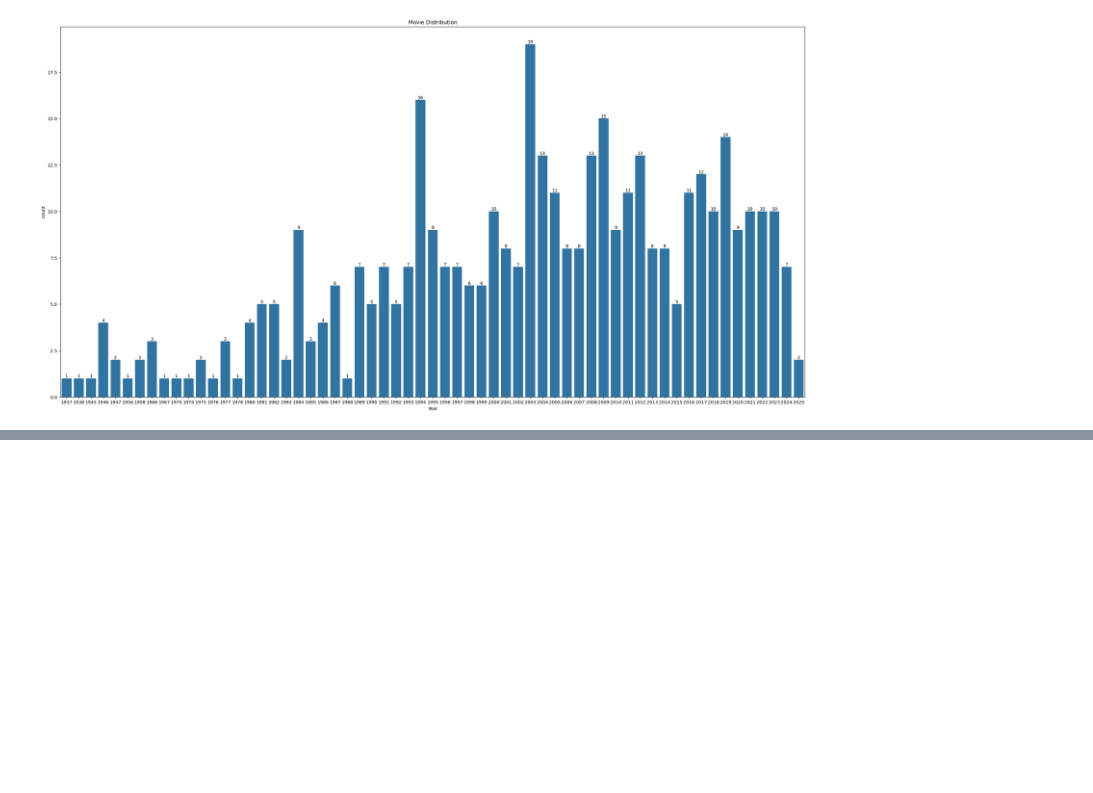
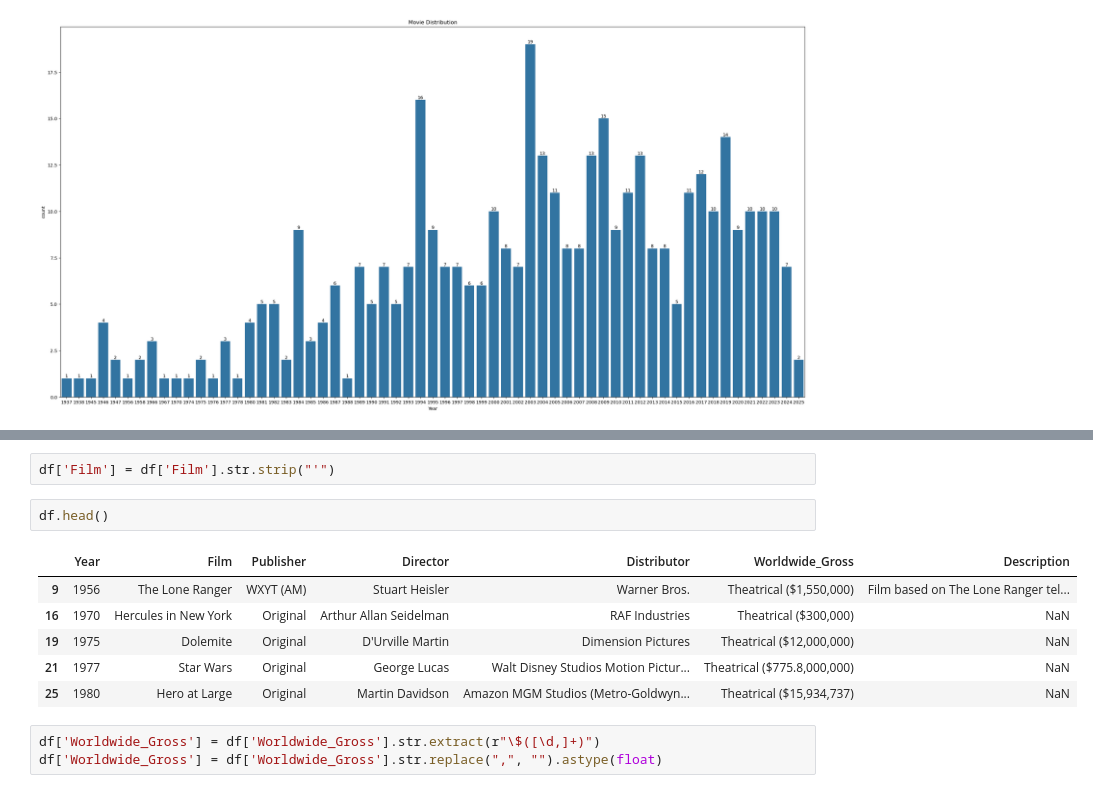
Before and after one commit to ShivamAttri05/Movie-Data-Analysis, a Jupyter notebook: main.ipynb, the cells around one changed output, grey strips where cells are left out. Drawn from its saved outputs; the diff is of its cells as text; blank space fills up the shorter version.

```diff
--- a/main.ipynb
+++ b/main.ipynb
@@ -68,0 +79,14 @@ gb = df.groupby("Year").agg({})
+# %%
+df['Film'] = df['Film'].str.strip("'")
+# %%
+df.head()
+# %% [output]
+|  | Year | Film | Publisher | Director | Distributor | Worldwide_Gross | Description |
+| 9 | 1956 | The Lone Ranger | WXYT (AM) | Stuart Heisler | Warner Bros. | Theatrical ($1,550,000) | Film based on The Lone Ranger tel... |
+| 16 | 1970 | Hercules in New York | Original | Arthur Allan Seidelman | RAF Industries | Theatrical ($300,000) | NaN |
+| 19 | 1975 | Dolemite | Original | D'Urville Martin | Dimension Pictures | Theatrical ($12,000,000) | NaN |
+| 21 | 1977 | Star Wars | Original | George Lucas | Walt Disney Studios Motion Pictur... | Theatrical ($775.8,000,000) | NaN |
+| 25 | 1980 | Hero at Large | Original | Martin Davidson | Amazon MGM Studios (Metro-Goldwyn... | Theatrical ($15,934,737) | NaN |
+# %%
+df['Worldwide_Gross'] = df['Worldwide_Gross'].str.extract(r"\$([\d,]+)")
+df['Worldwide_Gross'] = df['Worldwide_Gross'].str.replace(",", "").astype(float)
```
Also changed, not shown: parts of 11 cells of this notebook.
